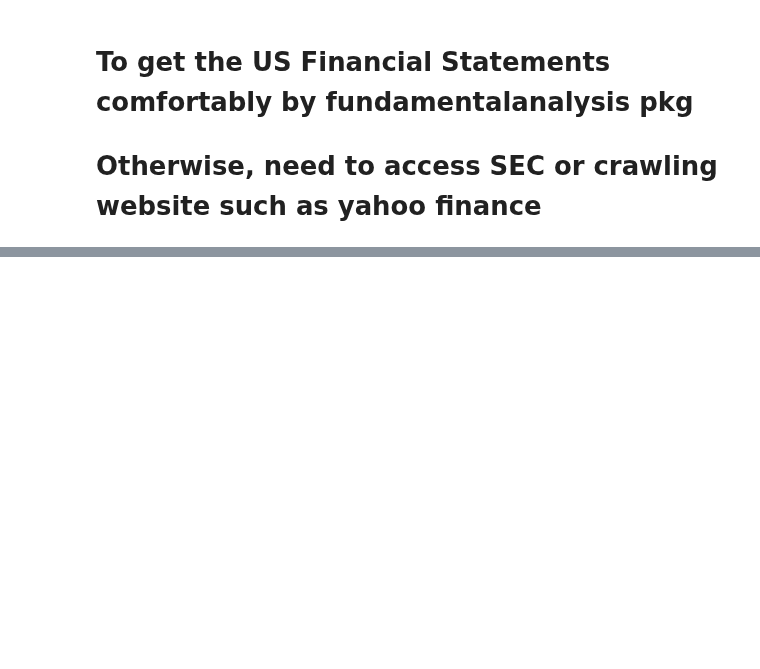
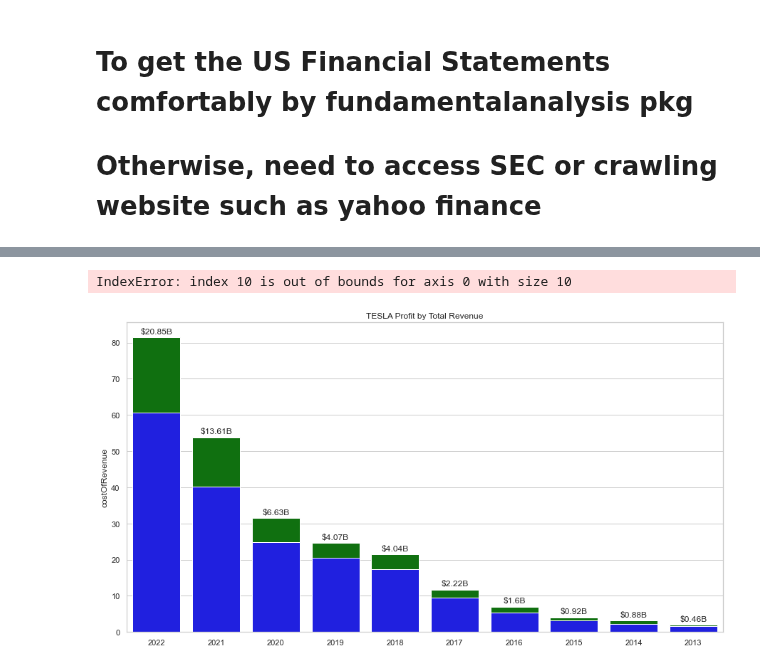
Before and after one commit to OliverJoo/quant_modeling, a Jupyter notebook: Basic_Finance/FRA.ipynb, the cells around one changed output, grey strips where cells are left out. Saved outputs shown, nothing was run; the diff lists cells and outputs as text; code cells hidden in the pictures; blank space fills up the shorter version.

```diff
--- a/Basic_Finance/FRA.ipynb
+++ b/Basic_Finance/FRA.ipynb
@@ -72,0 +81,23 @@ Text(0.5, 1.0, 'TESLA Revenue/Cost of Revenue')
+# %%
+import seaborn as sns
+
+sns.set(font_scale=1.5)
+sns.set_theme(style="whitegrid")
+plt.figure(figsize=(15, 8))
+
+ax_revenue = sns.barplot(x=x[:ROW_NUM], y=revenue, color='green')
+ax_cost = sns.barplot(x=x[:ROW_NUM], y=cost, color='blue')
+plt.title("TESLA Profit by Total Revenue")
+profit = round(revenue - cost,2)
+
+# ax_revenue.bar_label(ax_revenue.containers[0])
+
+for index, p in enumerate(ax_revenue.patches):
+    if index > 10:
+        index = 1
+    ax_revenue.text(p.get_x() + p.get_width()/2, p.get_height() +1, '$' + str(profit[index]) + 'B', ha='center')
+
+plt.show()
+# %% [output]
+IndexError: index 10 is out of bounds for axis 0 with size 10
+[figure, added]
```
Also changed, not shown: parts of 7 cells of this notebook, 1 other file.
